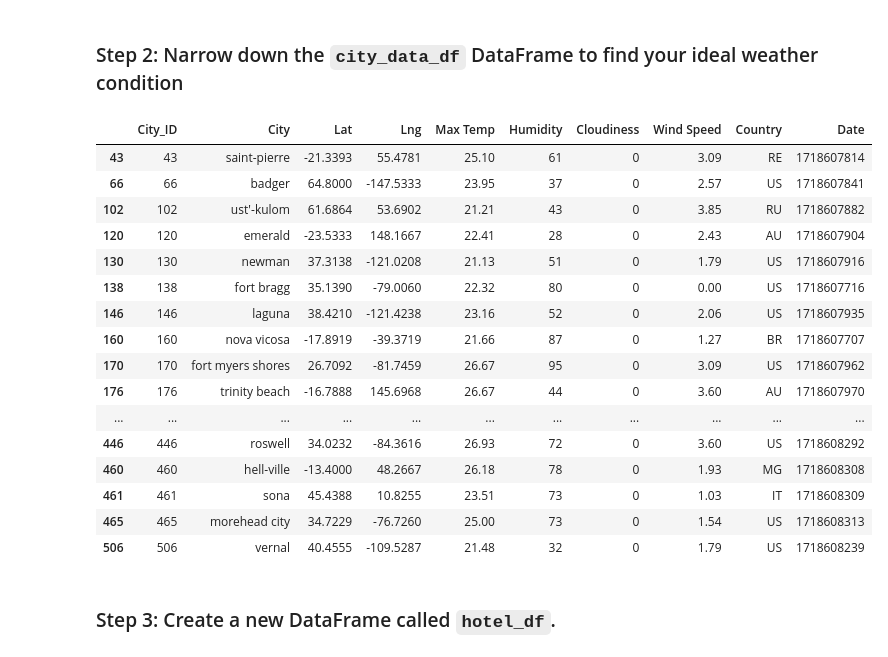
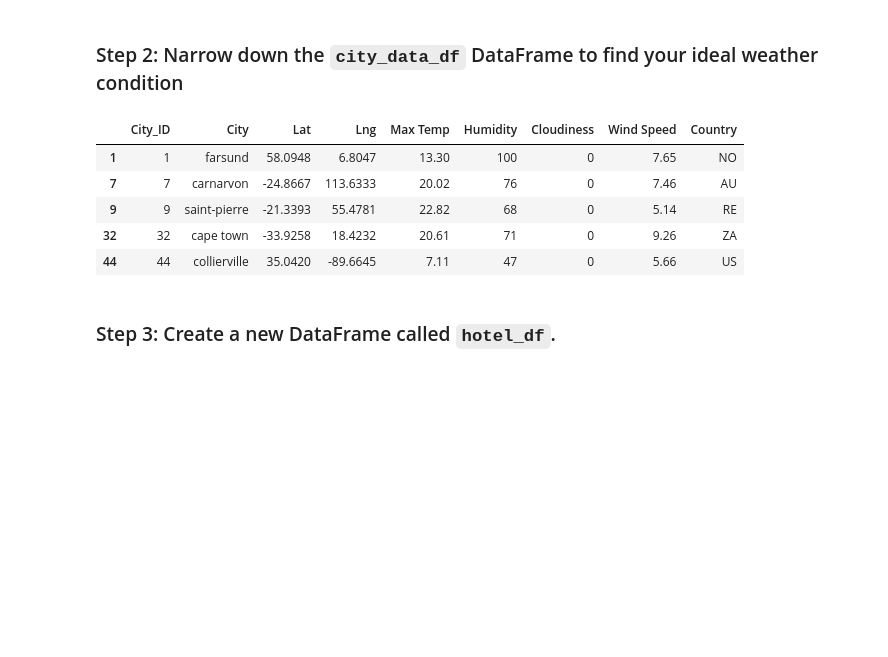
Before and after one commit to JetJagar/API_Data_Analysis, a Jupyter notebook: VacationPy.ipynb, the cells around one changed output. Saved outputs shown, nothing was run; the diff lists cells and outputs as text; code cells hidden in the pictures; blank space fills up the shorter version.

```diff
--- a/VacationPy.ipynb
+++ b/VacationPy.ipynb
@@ -42,31 +51,22 @@ city_data_df.head()
 ### Step 2: Narrow down the `city_data_df` DataFrame to find your ideal weather condition
 # %%
 # Narrow down cities that fit criteria and drop any results with null values
-# YOUR CODE HERE
+columns = ["City_ID", "City", "Lat", "Lng", "Max Temp", "Humidity", "Cloudiness", "Wind Speed", "Country"]
+
+ideal_city_df = city_data_df.loc[city_data_df["Cloudiness"] == 0, columns]
 
 # Drop any rows with null values
-# YOUR CODE HERE
+ideal_city_df.fillna(0, inplace= True)
 
 # Display sample data
-# YOUR CODE HERE
+ideal_city_df.head()
 # %% [output]
-|  | City_ID | City | Lat | Lng | Max Temp | Humidity | Cloudiness | Wind Speed | Country | Date |
-| 43 | 43 | saint-pierre | -21.3393 | 55.4781 | 25.10 | 61 | 0 | 3.09 | RE | 1718607814 |
-| 66 | 66 | badger | 64.8000 | -147.5333 | 23.95 | 37 | 0 | 2.57 | US | 1718607841 |
-| 102 | 102 | ust'-kulom | 61.6864 | 53.6902 | 21.21 | 43 | 0 | 3.85 | RU | 1718607882 |
-| 120 | 120 | emerald | -23.5333 | 148.1667 | 22.41 | 28 | 0 | 2.43 | AU | 1718607904 |
-| 130 | 130 | newman | 37.3138 | -121.0208 | 21.13 | 51 | 0 | 1.79 | US | 1718607916 |
-| 138 | 138 | fort bragg | 35.1390 | -79.0060 | 22.32 | 80 | 0 | 0.00 | US | 1718607716 |
-| 146 | 146 | laguna | 38.4210 | -121.4238 | 23.16 | 52 | 0 | 2.06 | US | 1718607935 |
-| 160 | 160 | nova vicosa | -17.8919 | -39.3719 | 21.66 | 87 | 0 | 1.27 | BR | 1718607707 |
-| 170 | 170 | fort myers shores | 26.7092 | -81.7459 | 26.67 | 95 | 0 | 3.09 | US | 1718607962 |
-| 176 | 176 | trinity beach | -16.7888 | 145.6968 | 26.67 | 44 | 0 | 3.60 | AU | 1718607970 |
-| ... | ... | ... | ... | ... | ... | ... | ... | ... | ... | ... |
-| 446 | 446 | roswell | 34.0232 | -84.3616 | 26.93 | 72 | 0 | 3.60 | US | 1718608292 |
-| 460 | 460 | hell-ville | -13.4000 | 48.2667 | 26.18 | 78 | 0 | 1.93 | MG | 1718608308 |
-| 461 | 461 | sona | 45.4388 | 10.8255 | 23.51 | 73 | 0 | 1.03 | IT | 1718608309 |
-| 465 | 465 | morehead city | 34.7229 | -76.7260 | 25.00 | 73 | 0 | 1.54 | US | 1718608313 |
-| 506 | 506 | vernal | 40.4555 | -109.5287 | 21.48 | 32 | 0 | 1.79 | US | 1718608239 |
+|  | City_ID | City | Lat | Lng | Max Temp | Humidity | Cloudiness | Wind Speed | Country |
+| 1 | 1 | farsund | 58.0948 | 6.8047 | 13.30 | 100 | 0 | 7.65 | NO |
+| 7 | 7 | carnarvon | -24.8667 | 113.6333 | 20.02 | 76 | 0 | 7.46 | AU |
+| 9 | 9 | saint-pierre | -21.3393 | 55.4781 | 22.82 | 68 | 0 | 5.14 | RE |
+| 32 | 32 | cape town | -33.9258 | 18.4232 | 20.61 | 71 | 0 | 9.26 | ZA |
+| 44 | 44 | collierville | 35.0420 | -89.6645 | 7.11 | 47 | 0 | 5.66 | US |
 # %% [markdown]
 ### Step 3: Create a new DataFrame called `hotel_df`.
 # %%
```
Also changed, not shown: parts of 4 cells of this notebook, 1 other file.
